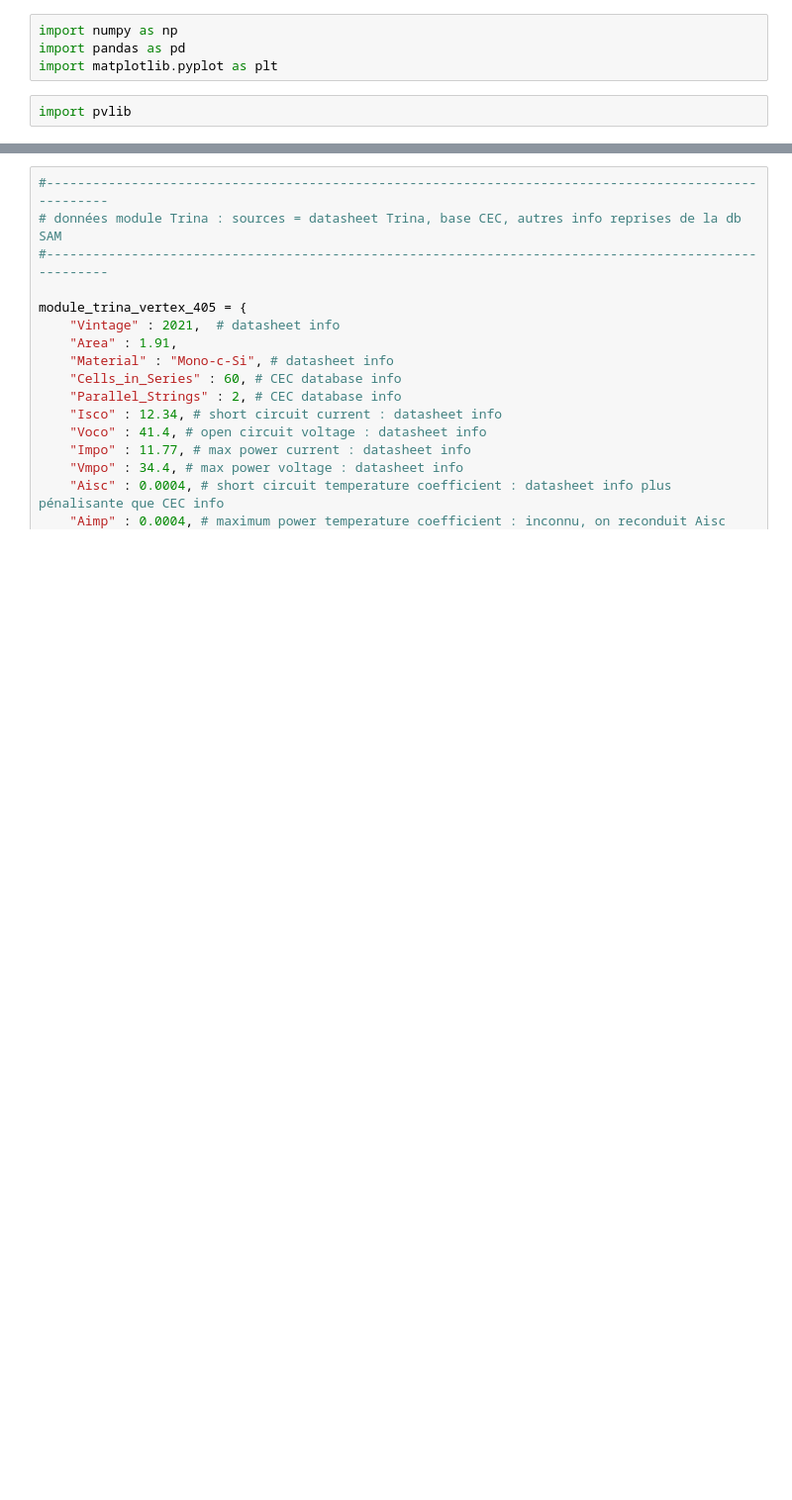
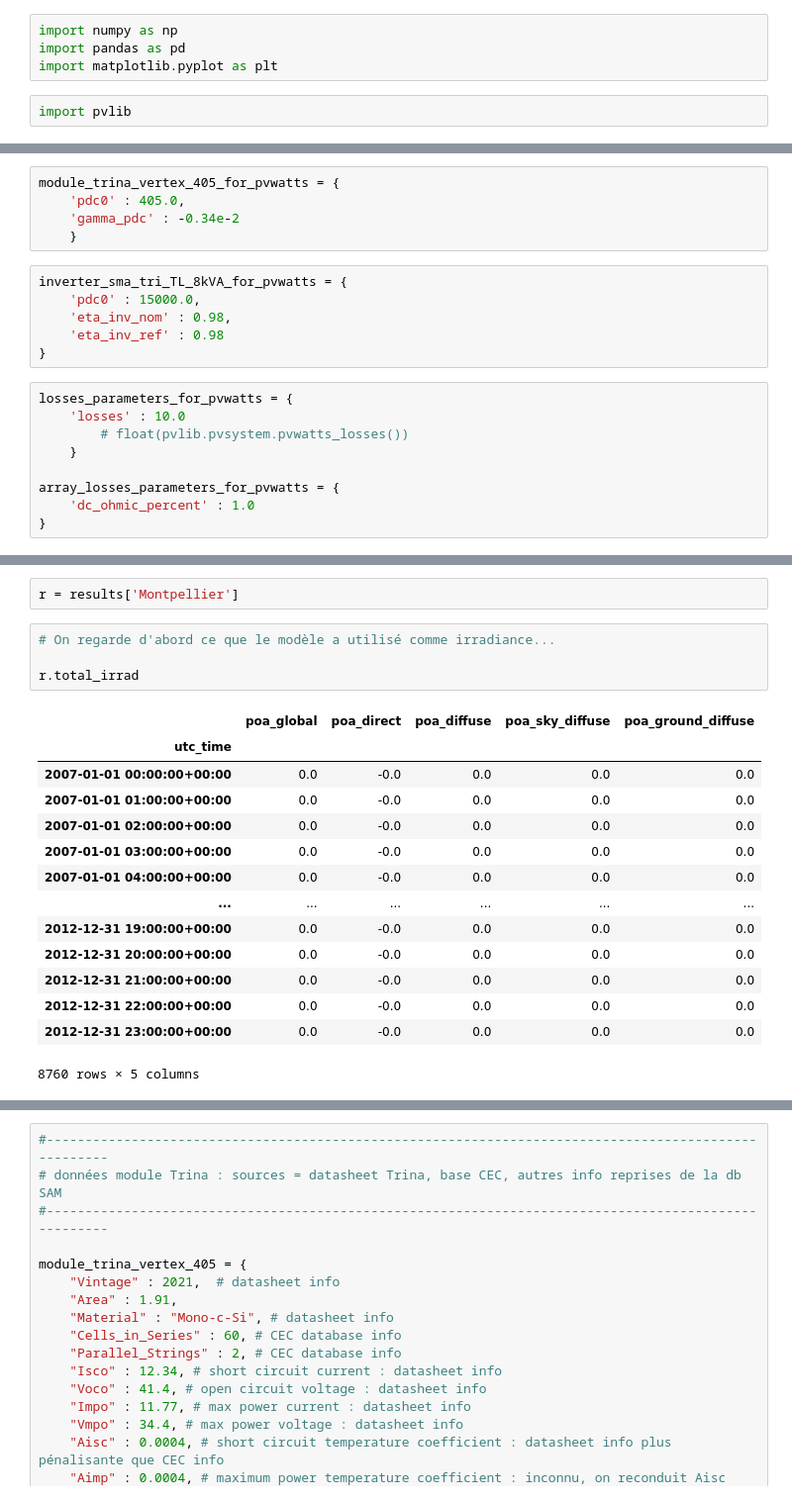
Before and after one commit to BenjaminDeporte/PV, a Jupyter notebook: Code/TutoPVlib.ipynb, the cells around one changed output, grey strips where cells are left out. Shown at 99% size. Saved outputs shown, nothing was run; the diff lists cells and outputs as text; blank space fills up the shorter version.

```diff
--- a/Code/TutoPVlib.ipynb
+++ b/Code/TutoPVlib.ipynb
@@ -14,0 +131,20 @@ coordinates = [
+# %%
+module_trina_vertex_405_for_pvwatts = {
+    'pdc0' : 405.0,
+    'gamma_pdc' : -0.34e-2
+    }
+# %%
+inverter_sma_tri_TL_8kVA_for_pvwatts = {
+    'pdc0' : 15000.0,
+    'eta_inv_nom' : 0.98,
+    'eta_inv_ref' : 0.98
+}
+# %%
+losses_parameters_for_pvwatts = {
+    'losses' : 10.0
+        # float(pvlib.pvsystem.pvwatts_losses())
+    }
+
+array_losses_parameters_for_pvwatts = {
+    'dc_ohmic_percent' : 1.0
+}
@@ -14,0 +197,21 @@ coordinates = [
+# %%
+r = results['Montpellier']
+# %%
+# On regarde d'abord ce que le modèle a utilisé comme irradiance...
+
+r.total_irrad
+# %% [output]
+|  | poa_global | poa_direct | poa_diffuse | poa_sky_diffuse | poa_ground_diffuse |
+| utc_time |  |  |  |  |  |
+| 2007-01-01 00:00:00+00:00 | 0.0 | -0.0 | 0.0 | 0.0 | 0.0 |
+| 2007-01-01 01:00:00+00:00 | 0.0 | -0.0 | 0.0 | 0.0 | 0.0 |
+| 2007-01-01 02:00:00+00:00 | 0.0 | -0.0 | 0.0 | 0.0 | 0.0 |
+| 2007-01-01 03:00:00+00:00 | 0.0 | -0.0 | 0.0 | 0.0 | 0.0 |
+| 2007-01-01 04:00:00+00:00 | 0.0 | -0.0 | 0.0 | 0.0 | 0.0 |
+| ... | ... | ... | ... | ... | ... |
+| 2012-12-31 19:00:00+00:00 | 0.0 | -0.0 | 0.0 | 0.0 | 0.0 |
+| 2012-12-31 20:00:00+00:00 | 0.0 | -0.0 | 0.0 | 0.0 | 0.0 |
+| 2012-12-31 21:00:00+00:00 | 0.0 | -0.0 | 0.0 | 0.0 | 0.0 |
+| 2012-12-31 22:00:00+00:00 | 0.0 | -0.0 | 0.0 | 0.0 | 0.0 |
+| 2012-12-31 23:00:00+00:00 | 0.0 | -0.0 | 0.0 | 0.0 | 0.0 |
+8760 rows × 5 columns
```
Also changed, not shown: parts of 33 cells of this notebook, 1 other file.
